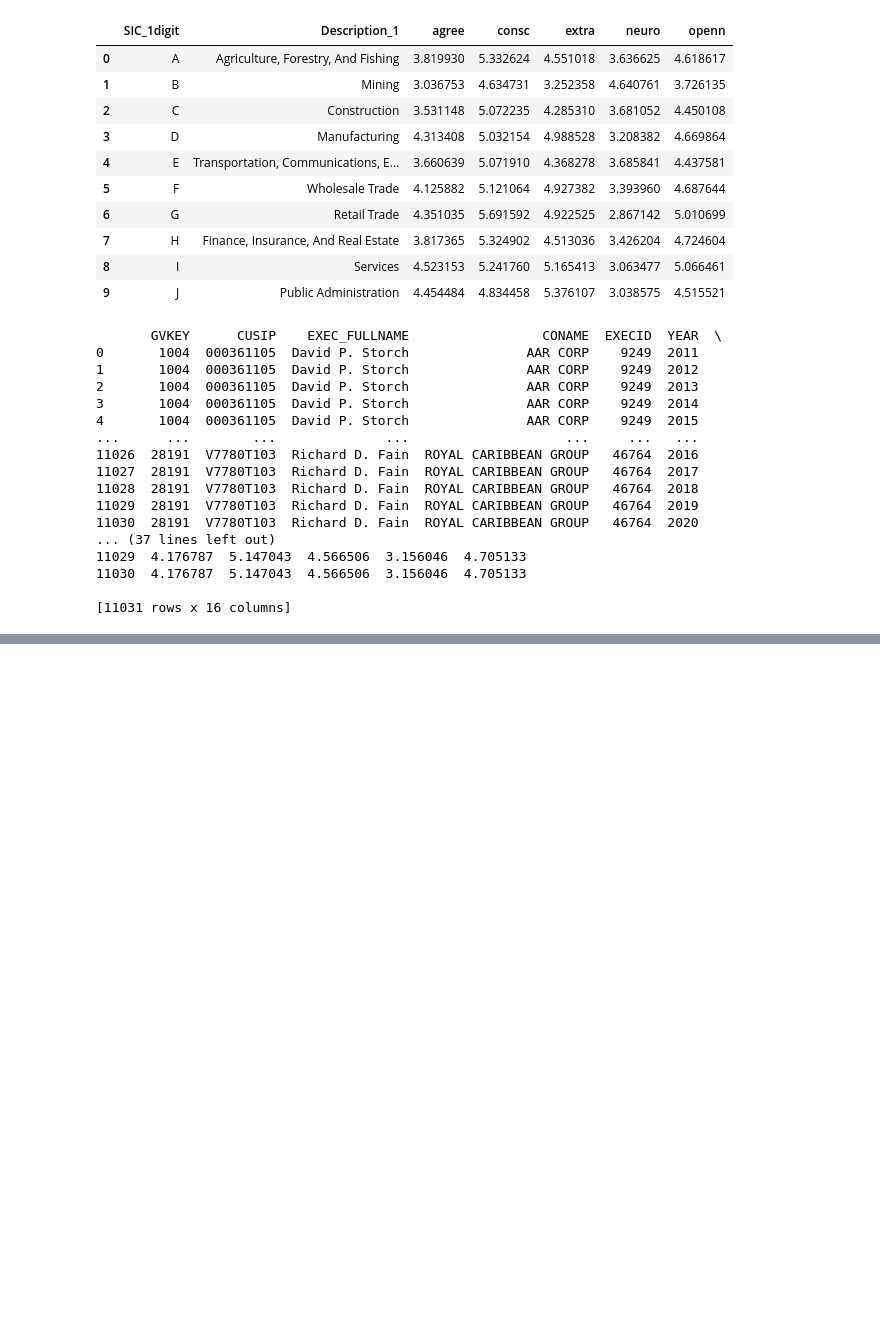
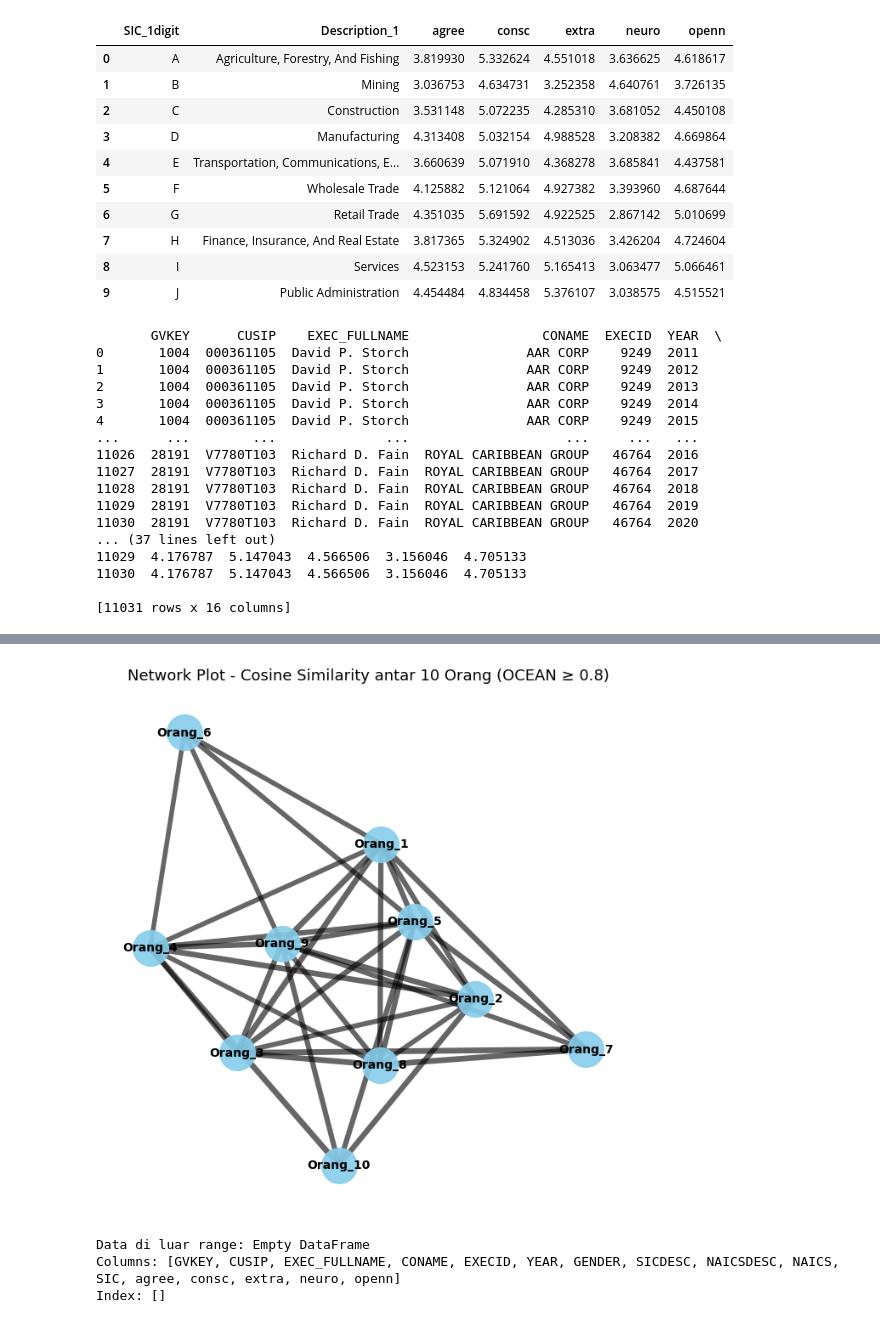
Before and after one commit to Feii11/Personality, a Jupyter notebook: cek.ipynb, the cells around one changed output, grey strips where cells are left out. Cells and saved outputs as stored; diff of their text form; code cells hidden in the pictures; blank space fills up the shorter version.

```diff
--- a/cek.ipynb
+++ b/cek.ipynb
@@ -373,0 +490,73 @@ code(strings)
+# %%
+import numpy as np
+import pandas as pd
+from sklearn.metrics.pairwise import cosine_similarity
+import networkx as nx
+import matplotlib.pyplot as plt
+
+# ==========================
+# 1️⃣ Data acak OCEAN
+# ==========================
+np.random.seed(42)
+names = [f'Orang_{i+1}' for i in range(10)]
+aspek = ['Openness', 'Conscientiousness', 'Extraversion', 'Agreeableness', 'Neuroticism']
+
+data = pd.DataFrame(np.random.randint(1, 8, size=(10, 5)), columns=aspek, index=names)
+
+# ==========================
+# 2️⃣ Hitung cosine similarity
+# ==========================
+cos_sim = cosine_similarity(data)
+np.fill_diagonal(cos_sim, 0)
+
+# Ambil pasangan dengan similarity >= 0.8
+edges = []
+for i in range(len(names)):
+    for j in range(i+1, len(names)):
+        if cos_sim[i, j] >= 0.8:
+            edges.append((names[i], names[j], cos_sim[i, j]))
+
+# ==========================
+# 3️⃣ Buat graph
+# ==========================
+G = nx.Graph()
+for name in names:
+    G.add_node(name)
+for (a, b, w) in edges:
+    G.add_edge(a, b, weight=w)
+
+# ==========================
+# 4️⃣ Visualisasi Network
+# ==========================
+plt.figure(figsize=(8, 8))
+pos = nx.spring_layout(G, seed=42, k=0.4)  # posisi node otomatis rapih
+
+# Node (orang)
+nx.draw_networkx_nodes(G, pos, node_size=900, node_color='skyblue', alpha=0.9)
+
+# Edge (hubungan)
+weights = [G[u][v]['weight']*5 for u,v in G.edges()]  # skala ketebalan garis
+nx.draw_networkx_edges(G, pos, width=weights, alpha=0.6)
+
+# Label nama
+nx.draw_networkx_labels(G, pos, font_size=10, font_weight='bold')
+
+# Judul
+plt.title("Network Plot - Cosine Similarity antar 10 Orang (OCEAN ≥ 0.8)", fontsize=13)
+plt.axis('off')
+plt.show()
+# %% [output]
+[figure, added]
+# %%
+import pandas as pd
+
+# Contoh data
+df = pd.DataFrame(pd.read_csv('data/Data.csv'))
+
+# Temukan baris yang salah
+invalid_rows = df[~df['openn'].between(1, 7)]
+print("Data di luar range:", invalid_rows)
+# %% [output]
+Data di luar range: Empty DataFrame
+Columns: [GVKEY, CUSIP, EXEC_FULLNAME, CONAME, EXECID, YEAR, GENDER, SICDESC, NAICSDESC, NAICS, SIC, agree, consc, extra, neuro, openn]
+Index: []
```
Also changed, not shown: parts of 2 cells of this notebook, 13 other files.
